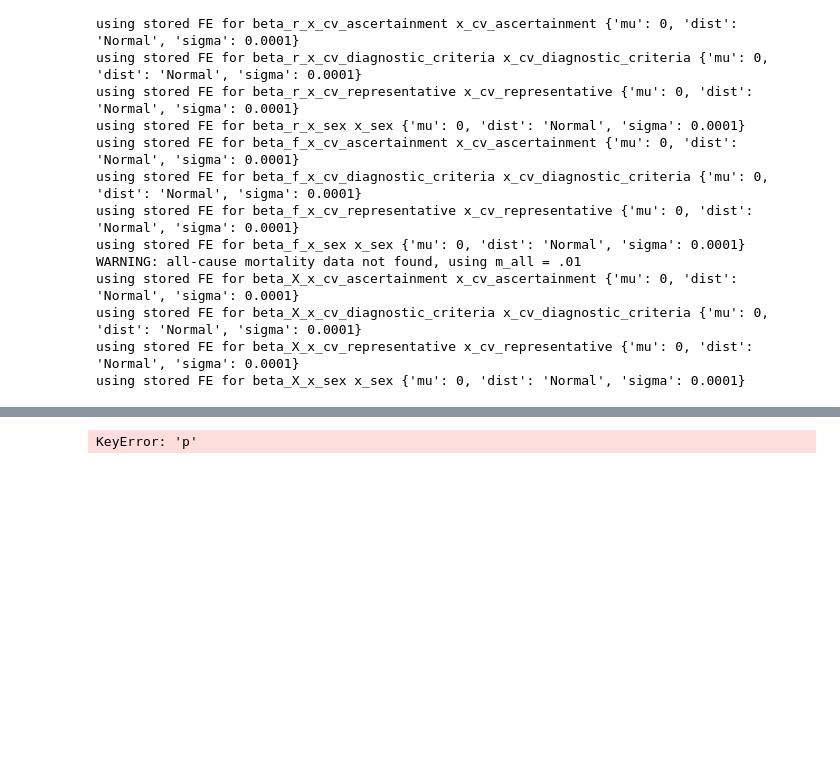
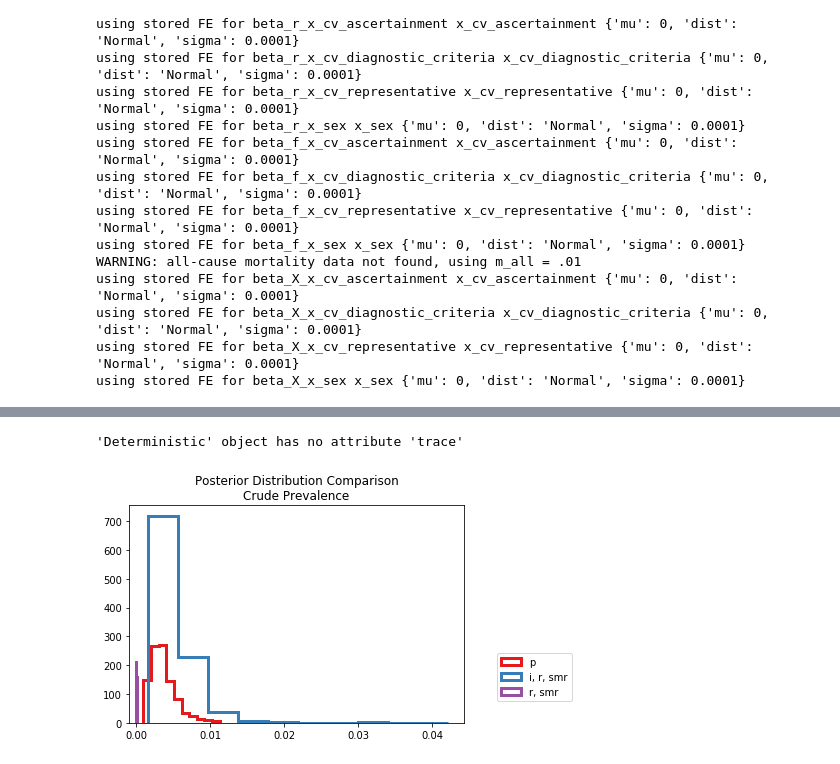
Before and after one commit to ihmeuw/dismod_mr, a Jupyter notebook: examples/few_data_types.ipynb, the cells around one changed output, grey strips where cells are left out. Saved outputs shown, nothing was run; the diff lists cells and outputs as text; code cells hidden in the pictures; blank space fills up the shorter version.

```diff
--- a/examples/few_data_types.ipynb
+++ b/examples/few_data_types.ipynb
@@ -287,13 +366,17 @@ model.plot()
 # %%
 for i, label in enumerate(['p', 'i, r, smr', 'i', 'r, smr']):
-    plt.hist(models[label].vars['p']['mu_age'].trace().mean(1), density=False, histtype='step',
-         color=dismod_mr.plot.colors[i%4], linewidth=3, linestyle=['solid','dashed'][i//4],
-         label=label)
-legend(loc=(1.1,.1))
-title('Posterior Distribution Comparison\nCrude Prevalence')
-axis(xmin=-.001);
+    try:
+        plt.hist(models[label].vars['p']['mu_age'].trace().mean(1), density=False, histtype='step',
+             color=dismod_mr.plot.colors[i%4], linewidth=3, linestyle=['solid','dashed'][i//4],
+             label=label)
+    except AttributeError as e:
+        print(e)
+plt.legend(loc=(1.1,.1))
+plt.title('Posterior Distribution Comparison\nCrude Prevalence')
+plt.axis(xmin=-.001);
 # %% [output]
-KeyError: 'p'
+'Deterministic' object has no attribute 'trace'
+[figure, added]
 # %%
 !date
 # %% [output]
```
Also changed, not shown: parts of 17 cells of this notebook, 7 other files.
